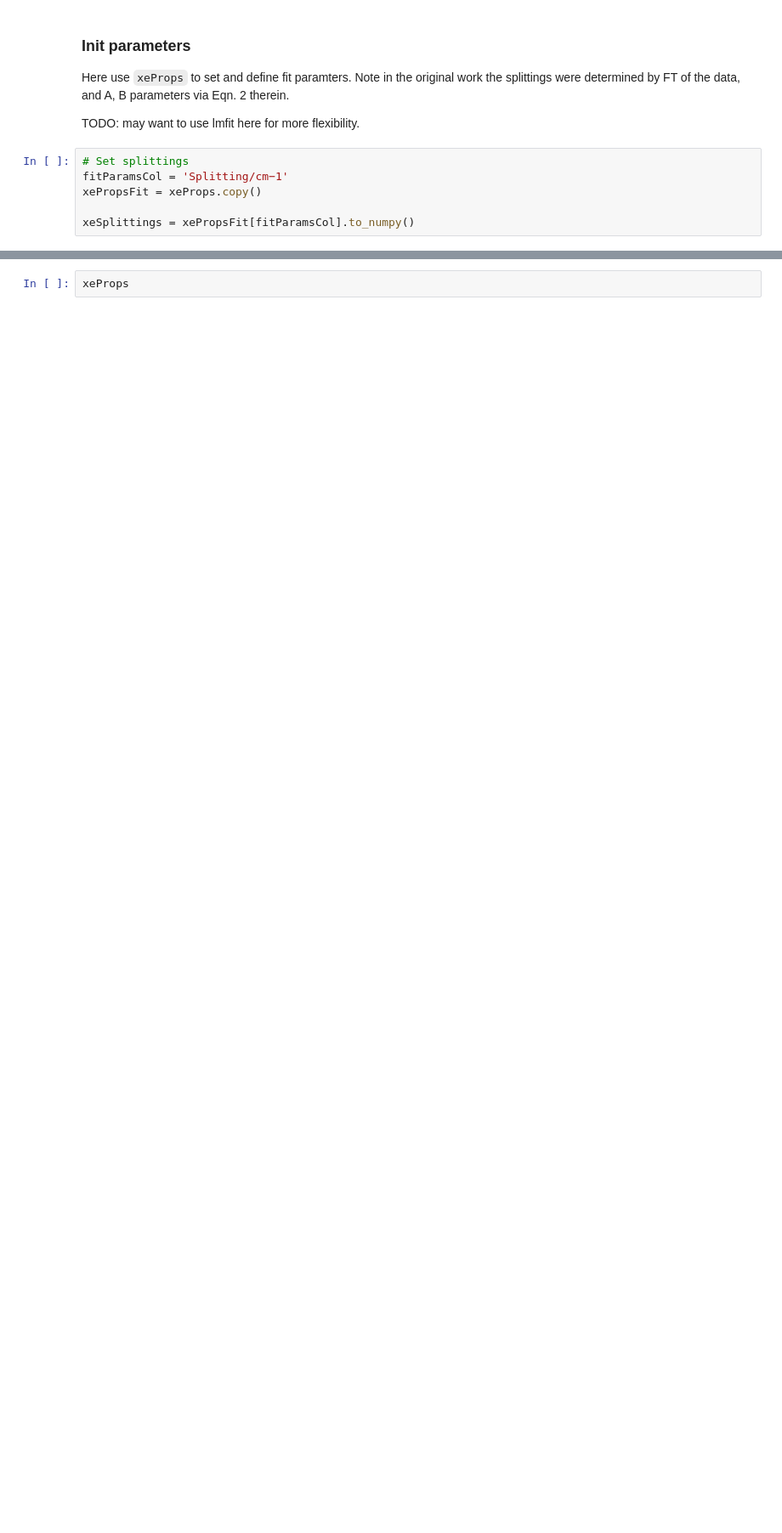
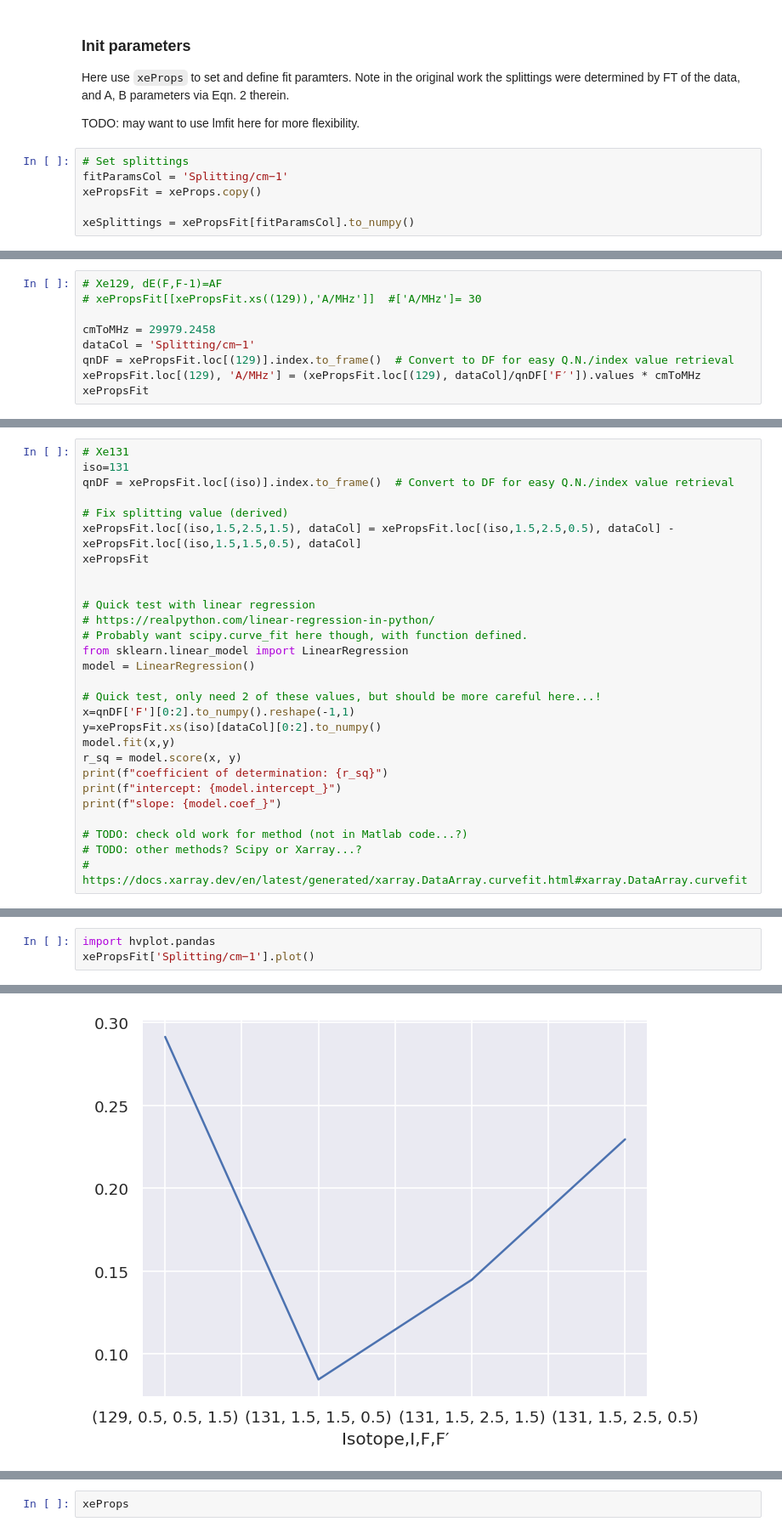
Before and after one commit to phockett/Quantum-Beat_Photoelectron-Imaging_Spectroscopy_of_Xe_in_the_VUV, a Jupyter notebook: notebooks/4_modelling/4.02_hyperfine_beats_basic_fitting_140624.ipynb, the cells around one changed output, grey strips where cells are left out. Shown at 85% size. Cells and saved outputs as stored; diff of their text form; blank space fills up the shorter version.

Commit message:
Implemented A,B hyperfine parameter functions, very messy!

```diff
--- a/notebooks/4_modelling/4.02_hyperfine_beats_basic_fitting_140624.ipynb
+++ b/notebooks/4_modelling/4.02_hyperfine_beats_basic_fitting_140624.ipynb
@@ -221,0 +308,9 @@ modelPlot.hvplot()
+# %%
+# Xe129, dE(F,F-1)=AF
+# xePropsFit[[xePropsFit.xs((129)),'A/MHz']]  #['A/MHz']= 30
+
+cmToMHz = 29979.2458
+dataCol = 'Splitting/cm−1'
+qnDF = xePropsFit.loc[(129)].index.to_frame()  # Convert to DF for easy Q.N./index value retrieval
+xePropsFit.loc[(129), 'A/MHz'] = (xePropsFit.loc[(129), dataCol]/qnDF['F′']).values * cmToMHz
+xePropsFit
@@ -221,0 +340,28 @@ modelPlot.hvplot()
+# %%
+# Xe131
+iso=131
+qnDF = xePropsFit.loc[(iso)].index.to_frame()  # Convert to DF for easy Q.N./index value retrieval
+
+# Fix splitting value (derived)
+xePropsFit.loc[(iso,1.5,2.5,1.5), dataCol] = xePropsFit.loc[(iso,1.5,2.5,0.5), dataCol] - xePropsFit.loc[(iso,1.5,1.5,0.5), dataCol]
+xePropsFit
+
+
+# Quick test with linear regression
+# https://realpython.com/linear-regression-in-python/
+# Probably want scipy.curve_fit here though, with function defined.
+from sklearn.linear_model import LinearRegression
+model = LinearRegression()
+
+# Quick test, only need 2 of these values, but should be more careful here...!
+x=qnDF['F'][0:2].to_numpy().reshape(-1,1)
+y=xePropsFit.xs(iso)[dataCol][0:2].to_numpy()
+model.fit(x,y)
+r_sq = model.score(x, y)
+print(f"coefficient of determination: {r_sq}")
+print(f"intercept: {model.intercept_}")
+print(f"slope: {model.coef_}")
+
+# TODO: check old work for method (not in Matlab code...?)
+# TODO: other methods? Scipy or Xarray...?
+# https://docs.xarray.dev/en/latest/generated/xarray.DataArray.curvefit.html#xarray.DataArray.curvefit
@@ -221,0 +1016,4 @@ modelPlot.hvplot()
+# %%
+import hvplot.pandas
+xePropsFit['Splitting/cm−1'].plot()
+# %% [output]
@@ -221,0 +1021 @@ modelPlot.hvplot()
+[figure, added]
```
Also changed, not shown: parts of 90 cells of this notebook, 1 other file.
